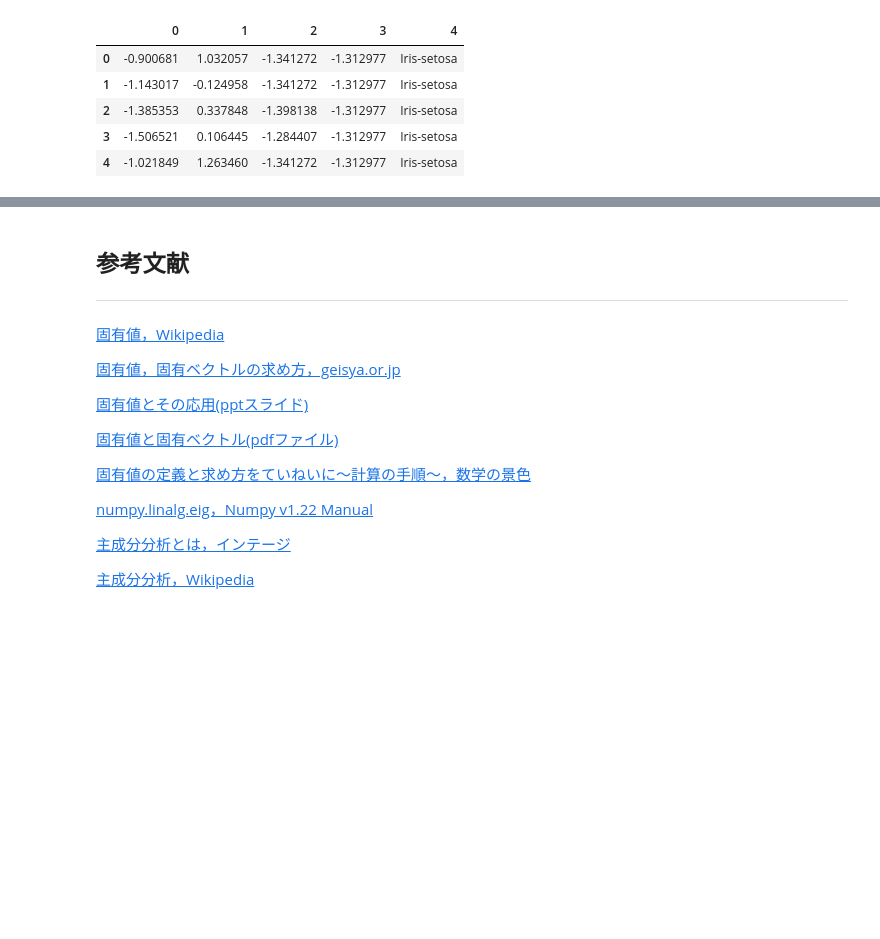
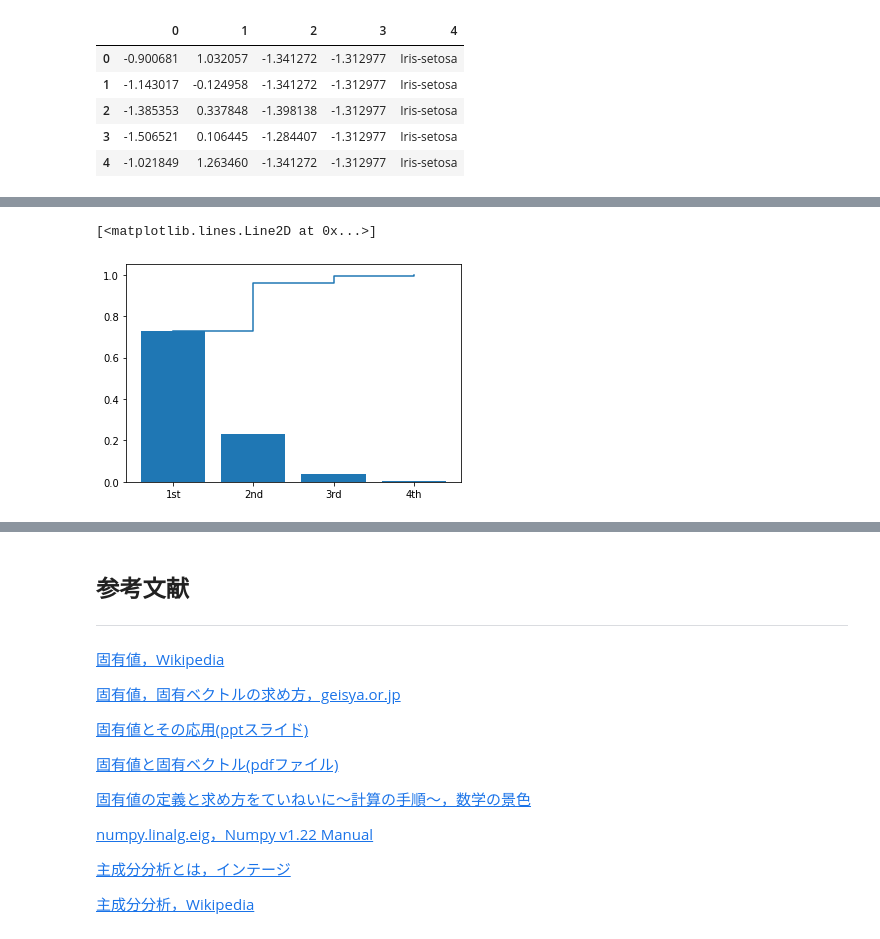
Before and after one commit to kiyoyoki/DataScienceSkillApprentice, a Jupyter notebook: eigenValueVector.ipynb, the cells around one changed output, grey strips where cells are left out. Drawn from its saved outputs; the diff is of its cells as text; code cells hidden in the pictures; blank space fills up the shorter version.

```diff
--- a/eigenValueVector.ipynb
+++ b/eigenValueVector.ipynb
@@ -177,0 +180,12 @@ df.head()
+# %%
+# 分散共分散行列の作成
+iris_cov = np.cov(df.iloc[:,:4], rowvar=False)
+print(iris_cov)
+
+# 固有値・固有ベクトルの算出
+iris_eigen_values, iris_eigen_vectors = np.linalg.eig(iris_cov)
+
+for i, iris_eigen in enumerate(zip(iris_eigen_values, iris_eigen_vectors)):
+    print('No.', i)
+    print('eigen value:', iris_eigen[0])
+    print('eigen vector:', iris_eigen[1])
@@ -177,0 +209,7 @@ df.head()
+# %%
+# 寄与率と累積寄与率を算出し，プロットしてみる
+plt.bar(['1st', '2nd', '3rd', '4th'], iris_eigen_values / iris_eigen_values.sum())
+plt.plot(np.cumsum(iris_eigen_values / iris_eigen_values.sum()), drawstyle='steps-post')
+# %% [output]
+[<matplotlib.lines.Line2D at 0x...>]
+[figure, added]
```
Also changed, not shown: parts of 4 cells of this notebook.
